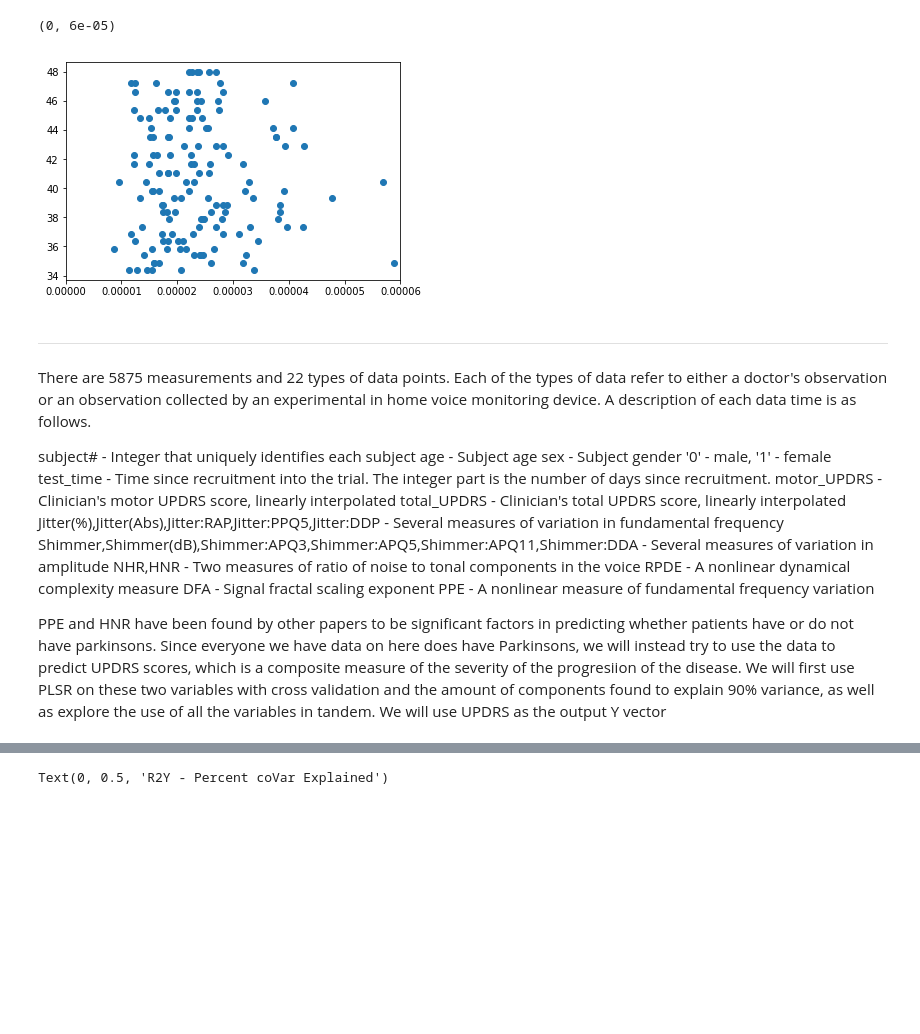
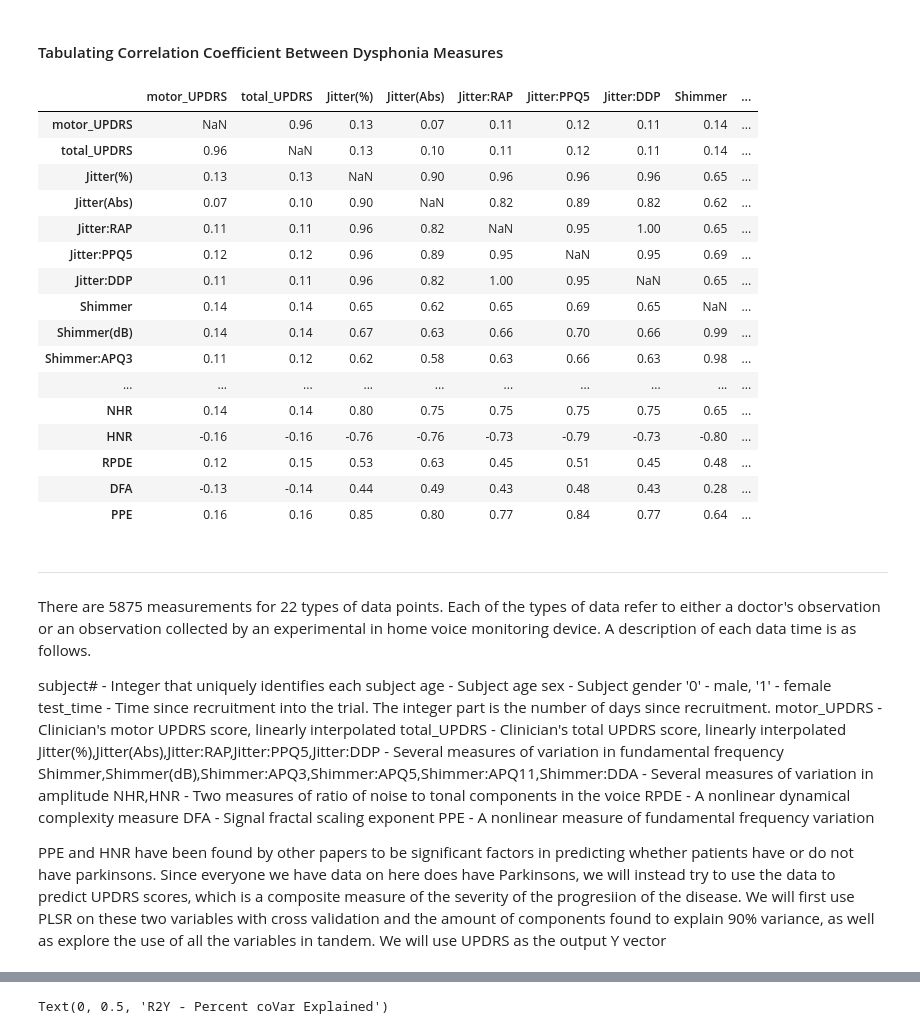
Before and after one commit to medium3rdparty/188-Final-Project, a Jupyter notebook: 188 Final Project - Code.ipynb, the cells around one changed output, grey strips where cells are left out. Saved outputs shown, nothing was run; the diff lists cells and outputs as text; code cells hidden in the pictures; blank space fills up the shorter version.

```diff
--- a/188 Final Project - Code.ipynb
+++ b/188 Final Project - Code.ipynb
@@ -12,8 +16,12 @@ from sklearn.cross_decomposition import PLSRegression
 from sklearn.model_selection import LeaveOneGroupOut, LeaveOneOut
 import matplotlib.pyplot as plt
 
+from scipy.stats.stats import spearmanr
+import pandas as pd
+
+
 data = np.loadtxt('parkinsons_updrs_2.csv', delimiter=",")
-data_columns = ['subject','age','sex','test_time','motor_UPDRS','total_UPDRS','Jitter(%)','Jitter(Abs)','Jitter:RAP','Jitter:PPQ5','Jitter:DDP','Shimmer','Shimmer(dB)','Shimmer:APQ3','Shimmer:APQ5','Shimmer:APQ11','Shimmer:DDA','NHR','HNR','RPDE','DFA','PPE']
+data_columns = ['subject#','age','sex','test_time','motor_UPDRS','total_UPDRS','Jitter(%)','Jitter(Abs)','Jitter:RAP','Jitter:PPQ5','Jitter:DDP','Shimmer','Shimmer(dB)','Shimmer:APQ3','Shimmer:APQ5','Shimmer:APQ11','Shimmer:DDA','NHR','HNR','RPDE','DFA','PPE']
 # %%
 #_ = plt.plot(data)
 
@@ -34,21 +42,70 @@ number = np.linspace(1,42,42)
 
 
 
-subject = np.squeeze(subject)
-total_UPDRS = np.squeeze(total_UPDRS)
-Jitter_Abs = np.squeeze(Jitter_Abs)
+#subject = np.squeeze(subject)
+#total_UPDRS = np.squeeze(total_UPDRS)
+#Jitter_Abs = np.squeeze(Jitter_Abs)
 
-_ = plt.scatter(Jitter_Abs[subject == 1],total_UPDRS[subject == 1])
-plt.xlim(0,0.00006)
+subject,age,sex,test_time,motor_UPDRS,total_UPDRS,Jitter_p, \
+Jitter_Abs,Jitter_RAP,Jitter_PPQ5,Jitter_DDP,Shimmer,Shimmer_dB, \
+Shimmer_APQ3,Shimmer_APQ5,Shimmer_APQ11,Shimmer_DDA,NHR,HNR,RPDE,DFA,PPE = \
+np.squeeze(subject),np.squeeze(age),np.squeeze(sex),np.squeeze(test_time),np.squeeze(motor_UPDRS),\
+np.squeeze(total_UPDRS),np.squeeze(Jitter_p),np.squeeze(Jitter_Abs),np.squeeze(Jitter_RAP),\
+np.squeeze(Jitter_PPQ5),np.squeeze(Jitter_DDP),np.squeeze(Shimmer),np.squeeze(Shimmer_dB),\
+np.squeeze(Shimmer_APQ3),np.squeeze(Shimmer_APQ5),np.squeeze(Shimmer_APQ11),np.squeeze(Shimmer_DDA),\
+np.squeeze(NHR),np.squeeze(HNR),np.squeeze(RPDE),np.squeeze(DFA),np.squeeze(PPE)
 
-#fitted = np.polyfit(subject,total_UPDRS,2)
+#_ = plt.scatter(HNR,NHR)
+#_ = plt.xlim(0,0.00006)
-# %% [output]
-(0, 6e-05)
-[figure, removed]
+# %% [markdown]
+#### Tabulating Correlation Coefficient Between Dysphonia Measures
+# %%
+
+
+df = pd.read_csv('parkinsons_updrs.csv')
+
+corr = np.zeros([len(data_columns),len(data_columns)])
+
+x = 4
+for n in data_columns:
+    y = 4
+    if(n != 'subject#' and n != 'age' and n != 'sex' and n != 'test_time'):
+        for m in data_columns:
+            if(m != 'subject#' and m != 'age' and m != 'sex' and m != 'test_time'):
+                #print(n,m)
+                #corrA = (spearmanr(df[n], df[m])[0])
+                corrA = (round(spearmanr(df[n], df[m])[0],2)) #round to 2 decimals
+                if(n == m):
+                    corrA = None
+                #print(x,y)
+                corr[x,y] = corrA
+                y+=1
+        x+=1
+
+corr_table = pd.DataFrame(corr[4:22,4:22], data_columns[4:22], data_columns[4:22])
+corr_table
+# %% [output]
+|  | motor_UPDRS | total_UPDRS | Jitter(%) | Jitter(Abs) | Jitter:RAP | Jitter:PPQ5 | Jitter:DDP | Shimmer | ... |
+| motor_UPDRS | NaN | 0.96 | 0.13 | 0.07 | 0.11 | 0.12 | 0.11 | 0.14 | ... |
+| total_UPDRS | 0.96 | NaN | 0.13 | 0.10 | 0.11 | 0.12 | 0.11 | 0.14 | ... |
+| Jitter(%) | 0.13 | 0.13 | NaN | 0.90 | 0.96 | 0.96 | 0.96 | 0.65 | ... |
+| Jitter(Abs) | 0.07 | 0.10 | 0.90 | NaN | 0.82 | 0.89 | 0.82 | 0.62 | ... |
+| Jitter:RAP | 0.11 | 0.11 | 0.96 | 0.82 | NaN | 0.95 | 1.00 | 0.65 | ... |
+| Jitter:PPQ5 | 0.12 | 0.12 | 0.96 | 0.89 | 0.95 | NaN | 0.95 | 0.69 | ... |
+| Jitter:DDP | 0.11 | 0.11 | 0.96 | 0.82 | 1.00 | 0.95 | NaN | 0.65 | ... |
+| Shimmer | 0.14 | 0.14 | 0.65 | 0.62 | 0.65 | 0.69 | 0.65 | NaN | ... |
+| Shimmer(dB) | 0.14 | 0.14 | 0.67 | 0.63 | 0.66 | 0.70 | 0.66 | 0.99 | ... |
+| Shimmer:APQ3 | 0.11 | 0.12 | 0.62 | 0.58 | 0.63 | 0.66 | 0.63 | 0.98 | ... |
+| ... | ... | ... | ... | ... | ... | ... | ... | ... | ... |
+| NHR | 0.14 | 0.14 | 0.80 | 0.75 | 0.75 | 0.75 | 0.75 | 0.65 | ... |
+| HNR | -0.16 | -0.16 | -0.76 | -0.76 | -0.73 | -0.79 | -0.73 | -0.80 | ... |
+| RPDE | 0.12 | 0.15 | 0.53 | 0.63 | 0.45 | 0.51 | 0.45 | 0.48 | ... |
+| DFA | -0.13 | -0.14 | 0.44 | 0.49 | 0.43 | 0.48 | 0.43 | 0.28 | ... |
+| PPE | 0.16 | 0.16 | 0.85 | 0.80 | 0.77 | 0.84 | 0.77 | 0.64 | ... |
 # %% [markdown]
 ________________________________________________________________________________________________________
 # %% [markdown]
-There are 5875 measurements and 22 types of data points. Each of the types of data refer to either a doctor's observation or an observation collected by an experimental in home voice monitoring device. A description of each data time is as follows.
+There are 5875 measurements for 22 types of data points. Each of the types of data refer to either a doctor's observation or an observation collected by an experimental in home voice monitoring device. A description of each data time is as follows.
 
 subject# - Integer that uniquely identifies each subject
 age - Subject age
```
Also changed, not shown: parts of 5 cells of this notebook.
